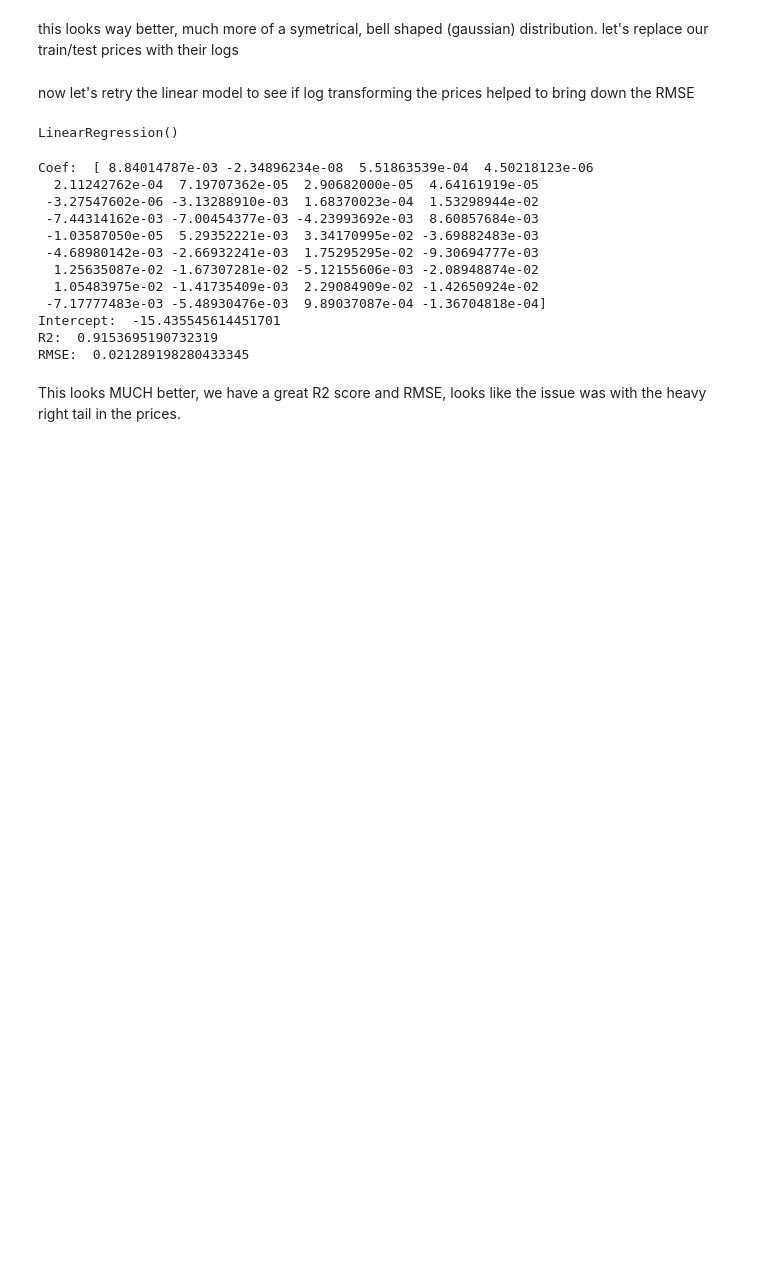
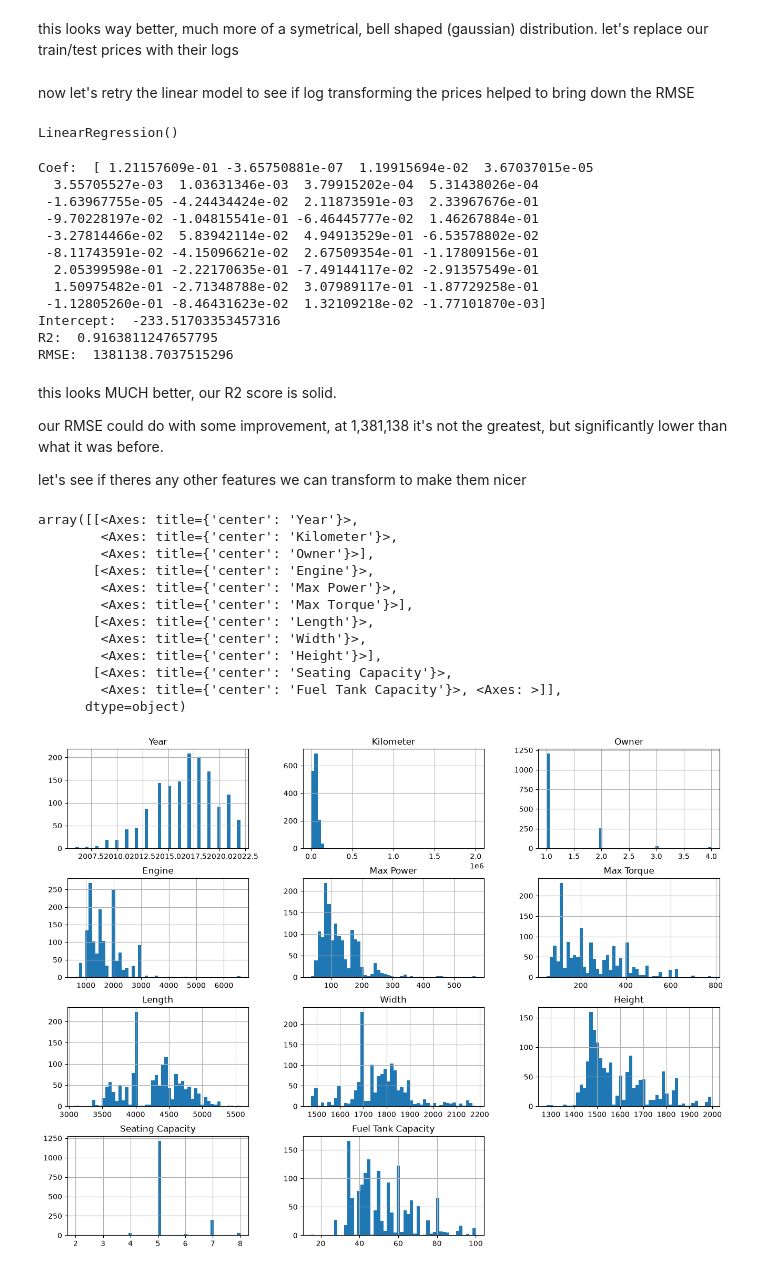
Before and after one commit to zainbabar/vehicle-price-predictor, a Jupyter notebook: vehicle.ipynb, the cells around one changed output. Saved outputs shown, nothing was run; the diff lists cells and outputs as text; code cells hidden in the pictures; blank space fills up the shorter version.

Commit message:
did some more feature engineering, experimented with more models and found one for fine tunign

```diff
--- a/vehicle.ipynb
+++ b/vehicle.ipynb
@@ -522,33 +522,55 @@ np.log(y_train).hist()
 # %% [markdown]
 this looks way better, much more of a symetrical, bell shaped (gaussian) distribution. let's replace our train/test prices with their logs
 # %%
-y_train = np.log(y_train)
-y_test = np.log(y_test)
+y_train_log = np.log(y_train)
+y_test_log = np.log(y_test)
 # %% [markdown]
 now let's retry the linear model to see if log transforming the prices helped to bring down the RMSE
 # %%
-lin_reg.fit(X_train, y_train)
+lin_reg.fit(X_train, y_train_log)
 # %% [output]
 LinearRegression()
 # %%
 y_pred = lin_reg.predict(X_test)
 # %%
 print("Coef: ", lin_reg.coef_) # weights per feature
-print("Intercept: ", lin_reg.intercept_) # constant term in linear models
-print("R2: ", r2_score(y_test, y_pred))
-print("RMSE: ", root_mean_squared_error(y_test, y_pred))
+print("Intercept: ", lin_reg.intercept_) # constant term in linear model
+print("R2: ", r2_score(y_test_log, y_pred))
+# transform the RMSE back to the acutal price units
+rmse = (root_mean_squared_error(np.exp(y_test_log), np.exp(y_pred)))
+print("RMSE: ", rmse)
 # %% [output]
-Coef:  [ 8.84014787e-03 -2.34896234e-08  5.51863539e-04  4.50218123e-06
-  2.11242762e-04  7.19707362e-05  2.90682000e-05  4.64161919e-05
- -3.27547602e-06 -3.13288910e-03  1.68370023e-04  1.53298944e-02
- -7.44314162e-03 -7.00454377e-03 -4.23993692e-03  8.60857684e-03
- -1.03587050e-05  5.29352221e-03  3.34170995e-02 -3.69882483e-03
- -4.68980142e-03 -2.66932241e-03  1.75295295e-02 -9.30694777e-03
-  1.25635087e-02 -1.67307281e-02 -5.12155606e-03 -2.08948874e-02
-  1.05483975e-02 -1.41735409e-03  2.29084909e-02 -1.42650924e-02
- -7.17777483e-03 -5.48930476e-03  9.89037087e-04 -1.36704818e-04]
-Intercept:  -15.435545614451701
-R2:  0.9153695190732319
-RMSE:  0.021289198280433345
+Coef:  [ 1.21157609e-01 -3.65750881e-07  1.19915694e-02  3.67037015e-05
+  3.55705527e-03  1.03631346e-03  3.79915202e-04  5.31438026e-04
+ -1.63967755e-05 -4.24434424e-02  2.11873591e-03  2.33967676e-01
+ -9.70228197e-02 -1.04815541e-01 -6.46445777e-02  1.46267884e-01
+ -3.27814466e-02  5.83942114e-02  4.94913529e-01 -6.53578802e-02
+ -8.11743591e-02 -4.15096621e-02  2.67509354e-01 -1.17809156e-01
+  2.05399598e-01 -2.22170635e-01 -7.49144117e-02 -2.91357549e-01
+  1.50975482e-01 -2.71348788e-02  3.07989117e-01 -1.87729258e-01
+ -1.12805260e-01 -8.46431623e-02  1.32109218e-02 -1.77101870e-03]
+Intercept:  -233.51703353457316
+R2:  0.9163811247657795
+RMSE:  1381138.7037515296
 # %% [markdown]
-This looks MUCH better, we have a great R2 score and RMSE, looks like the issue was with the heavy right tail in the prices.
+this looks MUCH better, our R2 score is solid.
+
+our RMSE could do with some improvement, at 1,381,138 it's not the greatest, but significantly lower than what it was before.
+
+let's see if theres any other features we can transform to make them nicer
+# %%
+X_train.hist(bins=50, figsize=(16,12))
+# %% [output]
+array([[<Axes: title={'center': 'Year'}>,
+        <Axes: title={'center': 'Kilometer'}>,
+        <Axes: title={'center': 'Owner'}>],
+       [<Axes: title={'center': 'Engine'}>,
+        <Axes: title={'center': 'Max Power'}>,
+        <Axes: title={'center': 'Max Torque'}>],
+       [<Axes: title={'center': 'Length'}>,
+        <Axes: title={'center': 'Width'}>,
+        <Axes: title={'center': 'Height'}>],
+       [<Axes: title={'center': 'Seating Capacity'}>,
+        <Axes: title={'center': 'Fuel Tank Capacity'}>, <Axes: >]],
+      dtype=object)
+[figure, added]
```
Also changed, not shown: parts of 37 cells of this notebook.
